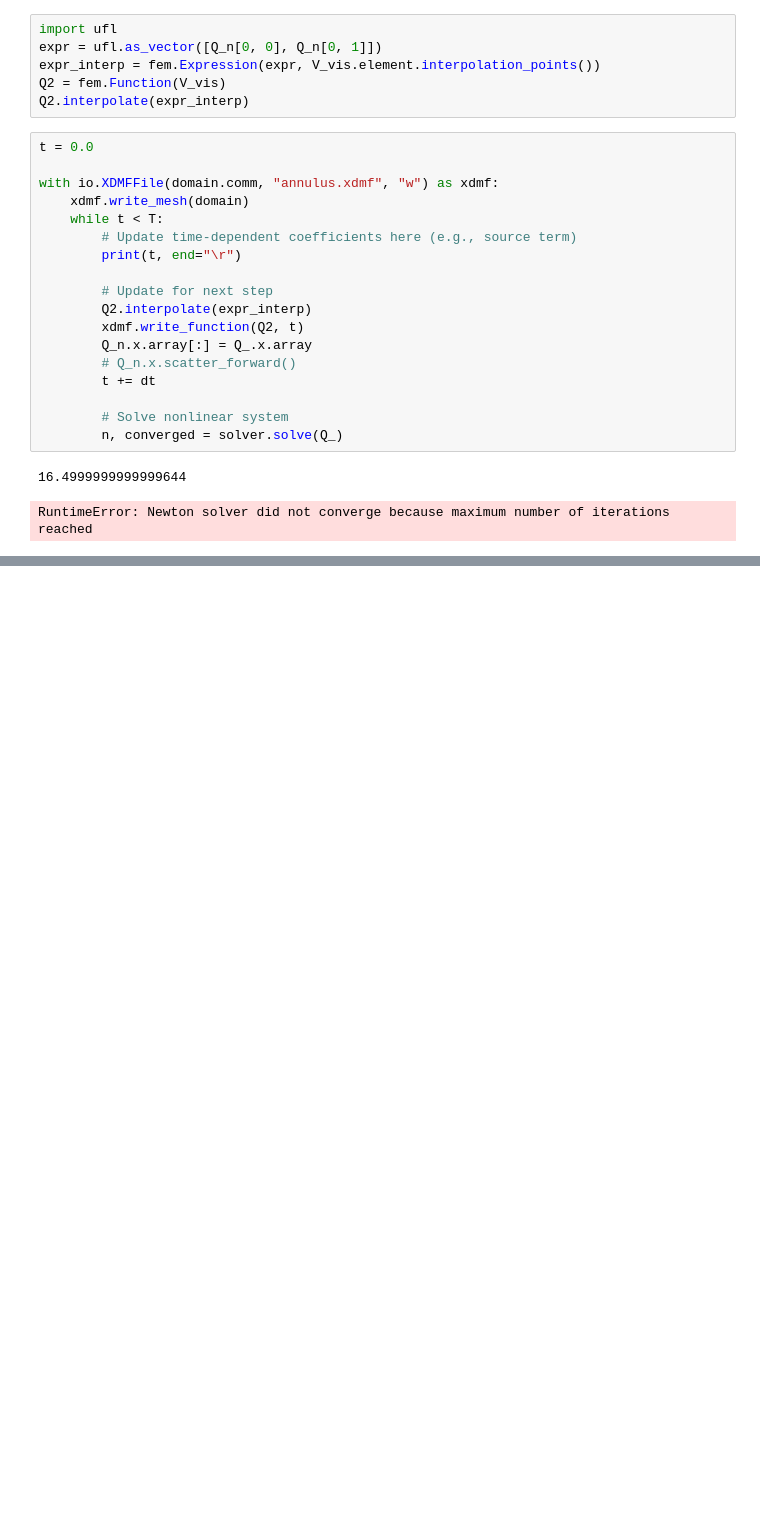
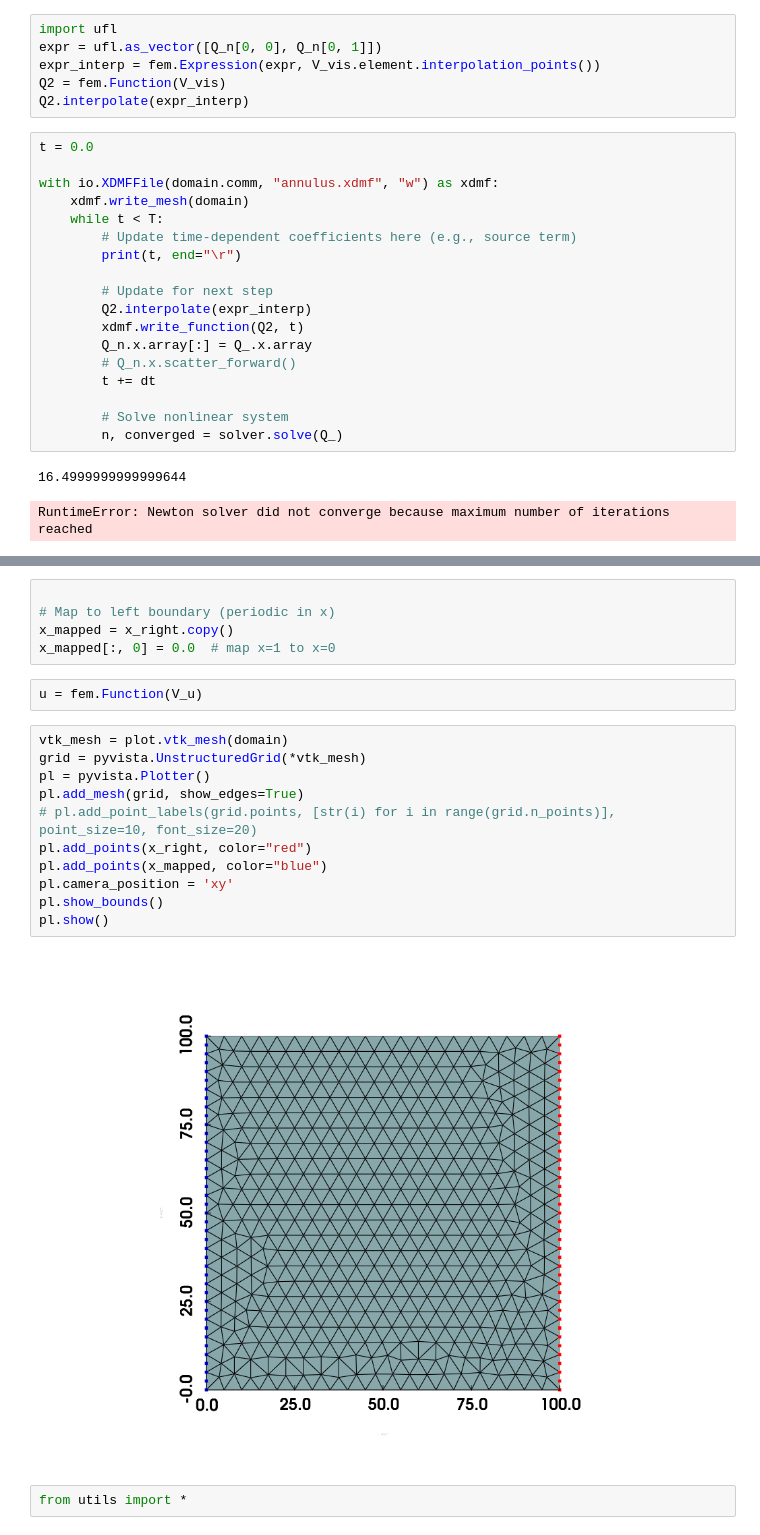
Before and after one commit to ZLoverty/anfem, a Jupyter notebook: annulus.ipynb, the cells around one changed output, grey strips where cells are left out. Saved outputs shown, nothing was run; the diff lists cells and outputs as text; blank space fills up the shorter version.

```diff
--- a/annulus.ipynb
+++ b/annulus.ipynb
@@ -826,0 +870,22 @@ dt
+# %%
+
+# Map to left boundary (periodic in x)
+x_mapped = x_right.copy()
+x_mapped[:, 0] = 0.0  # map x=1 to x=0
+# %%
+u = fem.Function(V_u)
+# %%
+vtk_mesh = plot.vtk_mesh(domain)
+grid = pyvista.UnstructuredGrid(*vtk_mesh)
+pl = pyvista.Plotter()
+pl.add_mesh(grid, show_edges=True)
+# pl.add_point_labels(grid.points, [str(i) for i in range(grid.n_points)], point_size=10, font_size=20)
+pl.add_points(x_right, color="red")
+pl.add_points(x_mapped, color="blue")
+pl.camera_position = 'xy'
+pl.show_bounds()
+pl.show()
+# %% [output]
+[figure, added]
+# %%
+from utils import *
```
Also changed, not shown: parts of 29 cells of this notebook, 6 other files.
